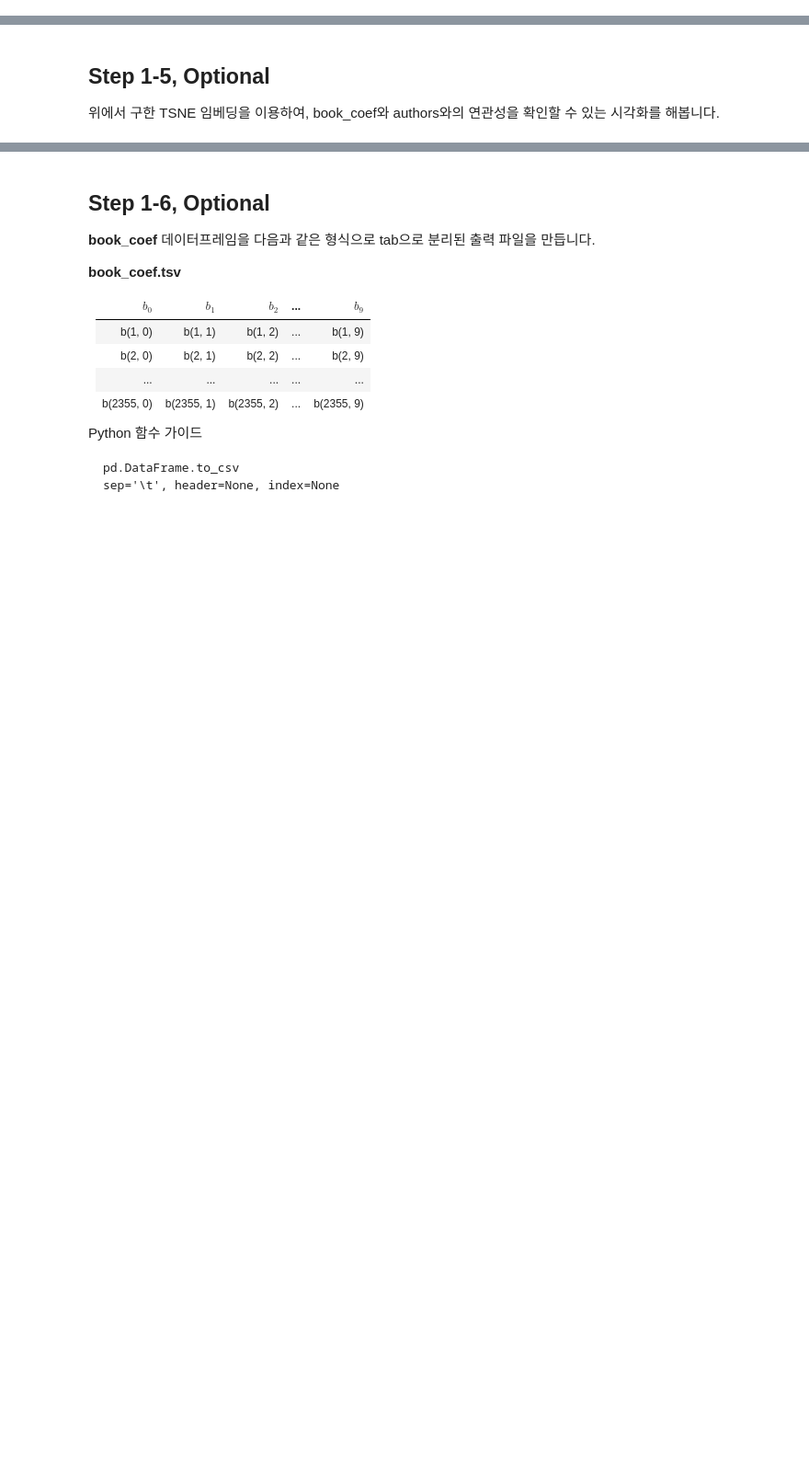
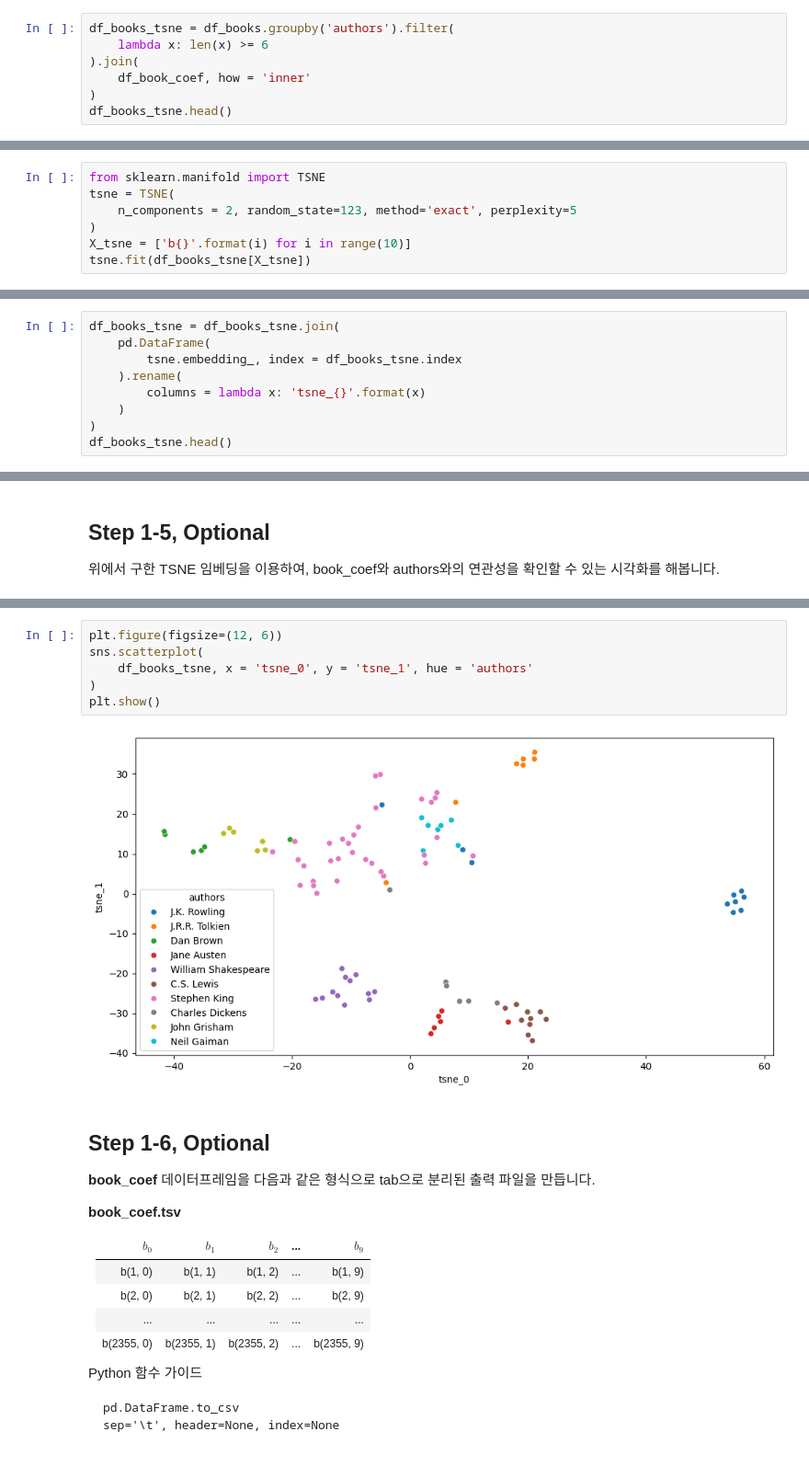
Before and after one commit to sunkusun9/DS_prob1_2510, a Jupyter notebook: prob_solution.ipynb, the cells around one changed output, grey strips where cells are left out. Shown: that part at 92% size. Drawn from its saved outputs; the diff is of its cells as text; blank space fills up the shorter version.

````diff
--- a/prob_solution.ipynb
+++ b/prob_solution.ipynb
@@ -817,0 +840,7 @@ dtype: float64
+# %%
+df_books_tsne = df_books.groupby('authors').filter(
+    lambda x: len(x) >= 6
+).join(
+    df_book_coef, how = 'inner'
+)
+df_books_tsne.head()
@@ -830,3 +867,10 @@ Python 함수 가이드
 from sklearn.manifold import TSNE
 random_state=123, method='exact', perplexity=5
 ```
+# %%
+from sklearn.manifold import TSNE
+tsne = TSNE(
+    n_components = 2, random_state=123, method='exact', perplexity=5
+)
+X_tsne = ['b{}'.format(i) for i in range(10)]
+tsne.fit(df_books_tsne[X_tsne])
@@ -832,0 +879,9 @@ random_state=123, method='exact', perplexity=5
+# %%
+df_books_tsne = df_books_tsne.join(
+    pd.DataFrame(
+        tsne.embedding_, index = df_books_tsne.index
+    ).rename(
+        columns = lambda x: 'tsne_{}'.format(x)
+    )
+)
+df_books_tsne.head()
@@ -837,3 +915,11 @@ random_state=123, method='exact', perplexity=5
+# %%
+plt.figure(figsize=(12, 6))
+sns.scatterplot(
+    df_books_tsne, x = 'tsne_0', y = 'tsne_1', hue = 'authors'
+)
+plt.show()
+# %% [output]
+[figure, added]
 # %% [markdown]
 ## Step 1-6, Optional
 
````
Also changed, not shown: parts of 13 cells of this notebook.
